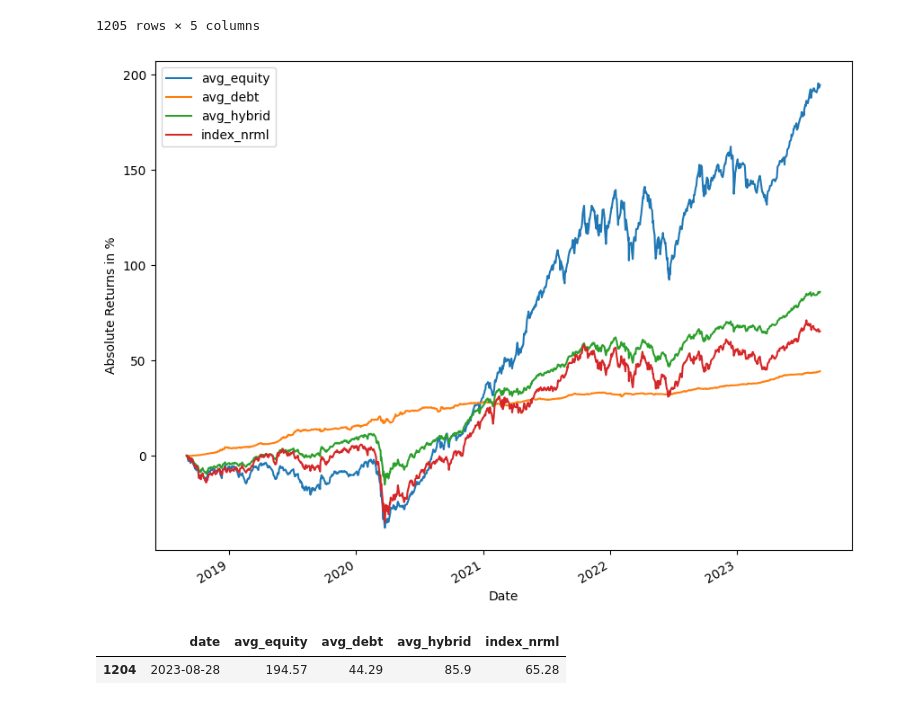
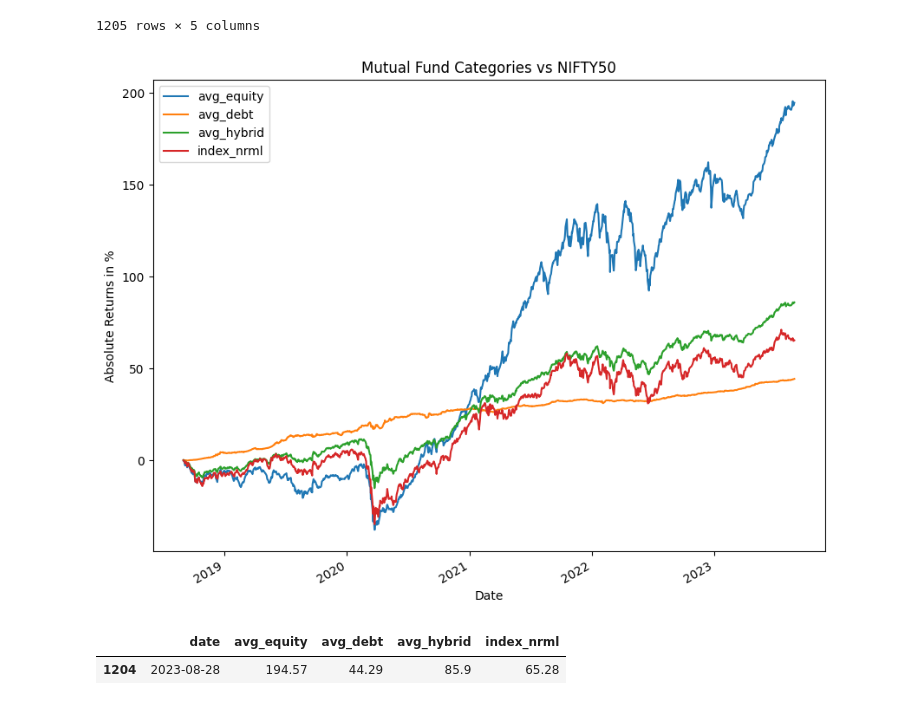
Before and after one commit to amanhooda98/Mutual_Fund_Analytics, a Jupyter notebook: Mutual_Fund_Analytics.ipynb, the cells around one changed output. Cells and saved outputs as stored; diff of their text form; code cells hidden in the pictures.

```diff
--- a/Mutual_Fund_Analytics.ipynb
+++ b/Mutual_Fund_Analytics.ipynb
@@ -394,13 +394,14 @@ result_df
 # %%
 result_df.plot(
     x="date", y=["avg_equity", "avg_debt", "avg_hybrid", "index_nrml"], figsize=(10, 8)
 )
 plt.xlabel("Date")
 plt.ylabel("Absolute Returns in %")
+plt.title('Mutual Fund Categories vs NIFTY50')
 plt.legend()
 plt.show()
 # %% [output]
-[figure, old version]
+[figure, new version]
 # %%
 returns_df = result_df.loc[result_df["date"] == result_df["date"].max()]
 returns_df
```
Also changed, not shown: parts of 1 cell of this notebook.
